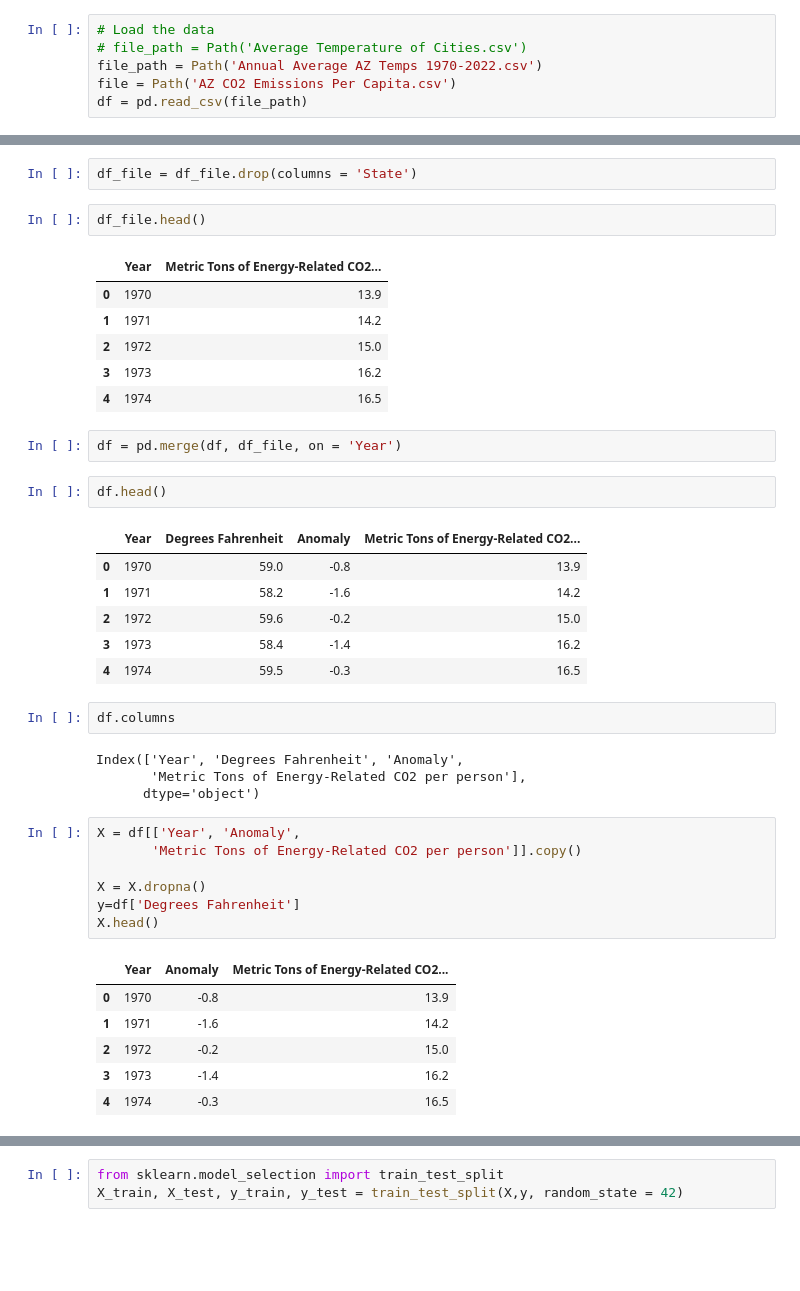
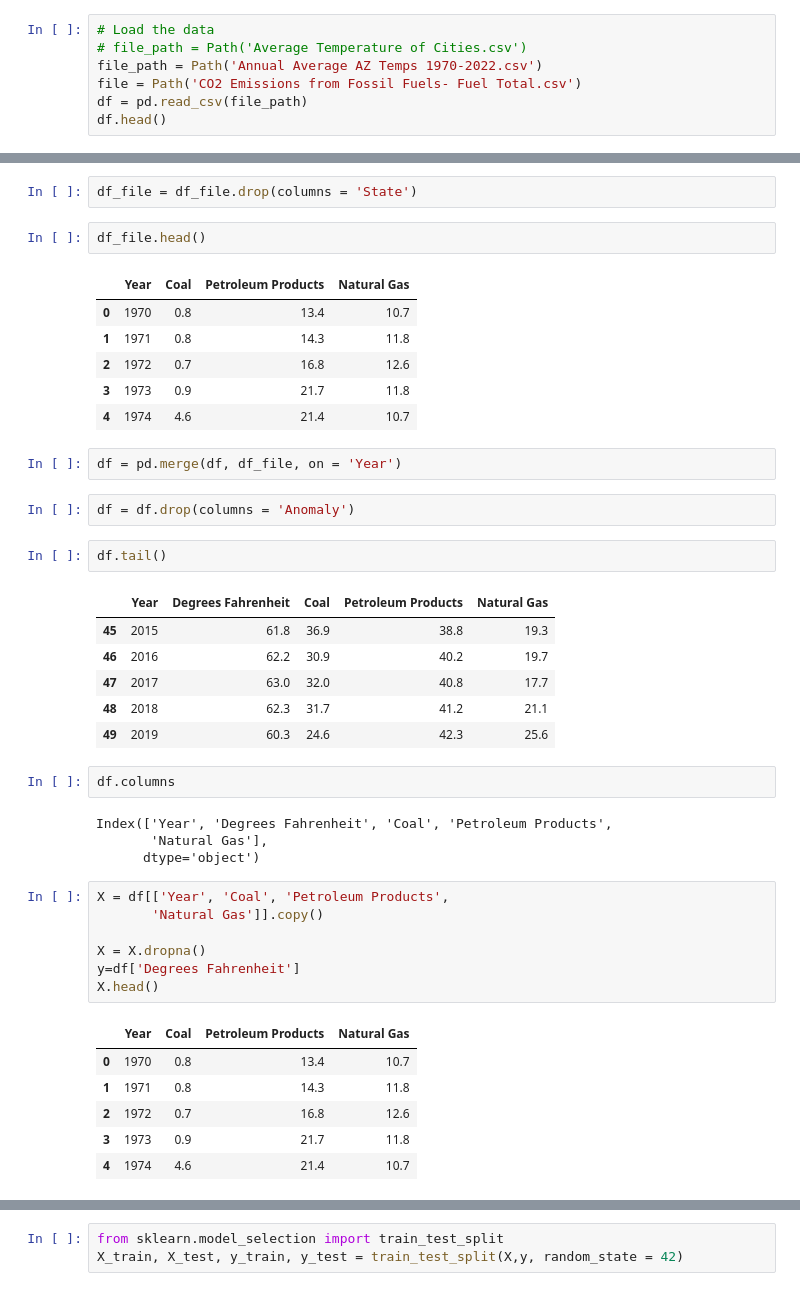
Before and after one commit to Jschelling0/the_final, a Jupyter notebook: Final.ipynb, the cells around one changed output, grey strips where cells are left out. Drawn from its saved outputs; the diff is of its cells as text; blank space fills up the shorter version.

```diff
--- a/Final.ipynb
+++ b/Final.ipynb
@@ -18,5 +18,6 @@ import matplotlib.pyplot as plt
 # Load the data
 # file_path = Path('Average Temperature of Cities.csv')
 file_path = Path('Annual Average AZ Temps 1970-2022.csv')
-file = Path('AZ CO2 Emissions Per Capita.csv')
+file = Path('CO2 Emissions from Fossil Fuels- Fuel Total.csv')
 df = pd.read_csv(file_path)
+df.head()
@@ -45,43 +53,45 @@ df_file = df_file.drop(columns = 'State')
 # %%
 df_file.head()
 # %% [output]
-|  | Year | Metric Tons of Energy-Related CO2... |
-| 0 | 1970 | 13.9 |
-| 1 | 1971 | 14.2 |
-| 2 | 1972 | 15.0 |
-| 3 | 1973 | 16.2 |
-| 4 | 1974 | 16.5 |
+|  | Year | Coal | Petroleum Products | Natural Gas |
+| 0 | 1970 | 0.8 | 13.4 | 10.7 |
+| 1 | 1971 | 0.8 | 14.3 | 11.8 |
+| 2 | 1972 | 0.7 | 16.8 | 12.6 |
+| 3 | 1973 | 0.9 | 21.7 | 11.8 |
+| 4 | 1974 | 4.6 | 21.4 | 10.7 |
 # %%
 df = pd.merge(df, df_file, on = 'Year')
+# %%
+df = df.drop(columns = 'Anomaly')
 # %%
-df.head()
+df.tail()
 # %% [output]
-|  | Year | Degrees Fahrenheit | Anomaly | Metric Tons of Energy-Related CO2... |
-| 0 | 1970 | 59.0 | -0.8 | 13.9 |
-| 1 | 1971 | 58.2 | -1.6 | 14.2 |
-| 2 | 1972 | 59.6 | -0.2 | 15.0 |
-| 3 | 1973 | 58.4 | -1.4 | 16.2 |
-| 4 | 1974 | 59.5 | -0.3 | 16.5 |
+|  | Year | Degrees Fahrenheit | Coal | Petroleum Products | Natural Gas |
+| 45 | 2015 | 61.8 | 36.9 | 38.8 | 19.3 |
+| 46 | 2016 | 62.2 | 30.9 | 40.2 | 19.7 |
+| 47 | 2017 | 63.0 | 32.0 | 40.8 | 17.7 |
+| 48 | 2018 | 62.3 | 31.7 | 41.2 | 21.1 |
+| 49 | 2019 | 60.3 | 24.6 | 42.3 | 25.6 |
 # %%
 df.columns
 # %% [output]
-Index(['Year', 'Degrees Fahrenheit', 'Anomaly',
-       'Metric Tons of Energy-Related CO2 per person'],
+Index(['Year', 'Degrees Fahrenheit', 'Coal', 'Petroleum Products',
+       'Natural Gas'],
       dtype='object')
 # %%
-X = df[['Year', 'Anomaly',
-       'Metric Tons of Energy-Related CO2 per person']].copy()
+X = df[['Year', 'Coal', 'Petroleum Products',
+       'Natural Gas']].copy()
 
 X = X.dropna()
 y=df['Degrees Fahrenheit']
 X.head()
 # %% [output]
-|  | Year | Anomaly | Metric Tons of Energy-Related CO2... |
-| 0 | 1970 | -0.8 | 13.9 |
-| 1 | 1971 | -1.6 | 14.2 |
-| 2 | 1972 | -0.2 | 15.0 |
-| 3 | 1973 | -1.4 | 16.2 |
-| 4 | 1974 | -0.3 | 16.5 |
+|  | Year | Coal | Petroleum Products | Natural Gas |
+| 0 | 1970 | 0.8 | 13.4 | 10.7 |
+| 1 | 1971 | 0.8 | 14.3 | 11.8 |
+| 2 | 1972 | 0.7 | 16.8 | 12.6 |
+| 3 | 1973 | 0.9 | 21.7 | 11.8 |
+| 4 | 1974 | 4.6 | 21.4 | 10.7 |
 # %%
 X.dropna()
 # %% [output]
```
Also changed, not shown: parts of 17 cells of this notebook.
